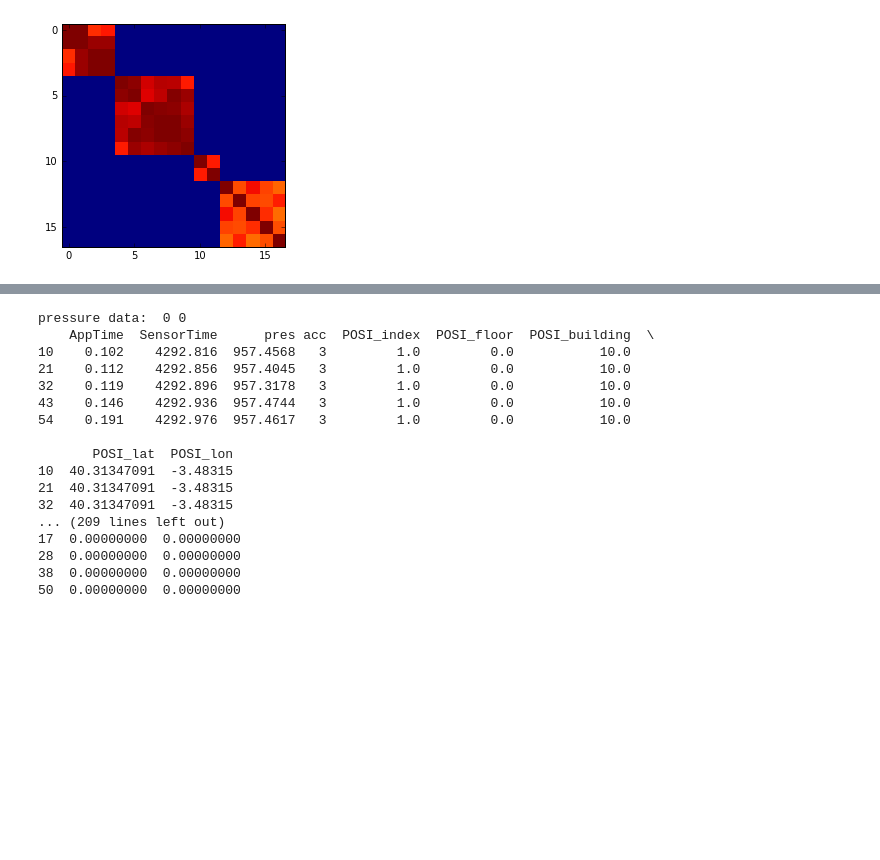
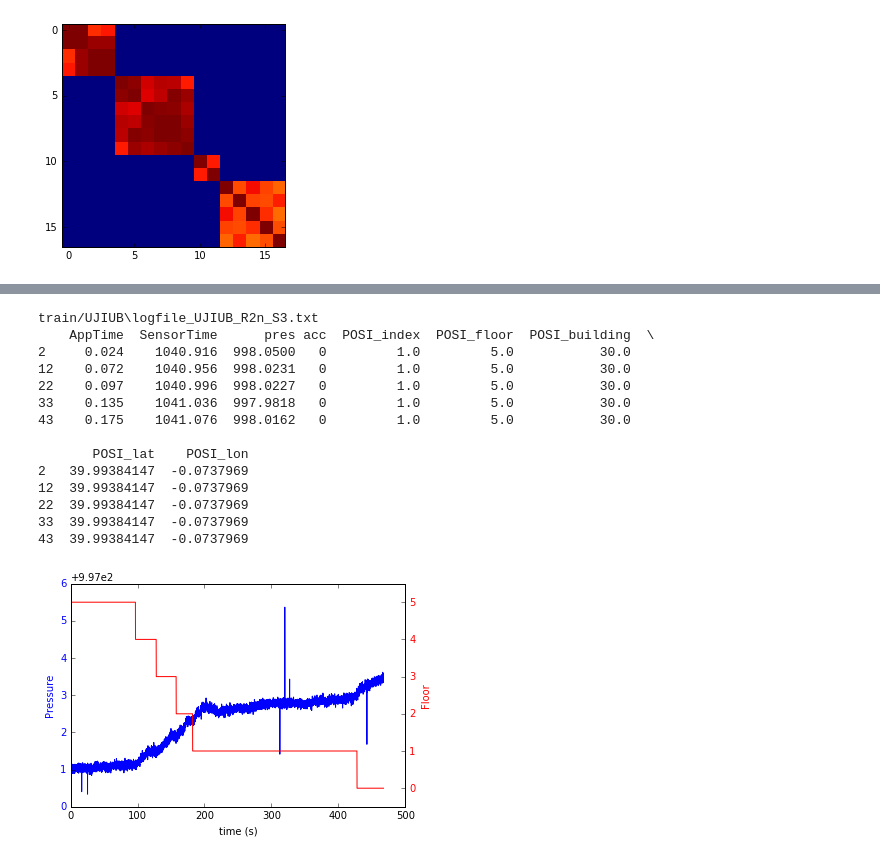
Before and after one commit to yairbeer/lis2016, a Jupyter notebook: data_exploration.ipynb, the cells around one changed output, grey strips where cells are left out. Drawn from its saved outputs; the diff is of its cells as text; code cells hidden in the pictures; blank space fills up the shorter version.

Commit message:
working on plotting pressure

```diff
--- a/data_exploration.ipynb
+++ b/data_exploration.ipynb
@@ -194,28 +204,3 @@ for building in track_data:
             pres_data[-1][-1].columns.values[:4] = ['AppTime', 'SensorTime', 'pres', 'acc']
         else:
             pres_data[-1].append(0)
-# %%
-# plot pressure and floor over time
-for i in range(len(pres_data)):
-    for j in range(len(pres_data[i])):
-        print('pressure data: ', i, j)
-        if not type(pres_data[i][j]) == int:
-            print(pres_data[i][j].head())
-# %% [output]
-pressure data:  0 0
-    AppTime  SensorTime      pres acc  POSI_index  POSI_floor  POSI_building  \
-10    0.102    4292.816  957.4568   3         1.0         0.0           10.0
-21    0.112    4292.856  957.4045   3         1.0         0.0           10.0
-32    0.119    4292.896  957.3178   3         1.0         0.0           10.0
-43    0.146    4292.936  957.4744   3         1.0         0.0           10.0
-54    0.191    4292.976  957.4617   3         1.0         0.0           10.0
-
-       POSI_lat  POSI_lon
-10  40.31347091  -3.48315
-21  40.31347091  -3.48315
-32  40.31347091  -3.48315
-... (209 lines left out)
-17  0.00000000  0.00000000
-28  0.00000000  0.00000000
-38  0.00000000  0.00000000
-50  0.00000000  0.00000000
@@ -222,3 +209,43 @@ pressure data:  0 0
+# %%
+# plot pressure and floor over time
+plot_i = 3
+plot_j = 2
+
+print(train_files_names[plot_i][plot_j])
+print(pres_data[plot_i][plot_j].head())
+
+fig, ax1 = plt.subplots()
+ax1.plot(pres_data[plot_i][plot_j]['AppTime'], pres_data[plot_i][plot_j]['pres'], 'b')
+ax1.set_xlabel('time (s)')
+# Make the y-axis label and tick labels match the line color.
+ax1.set_ylabel('Pressure', color='b')
+for tl in ax1.get_yticklabels():
+    tl.set_color('b')
+
+
+ax2 = ax1.twinx()
+ax2.plot(pres_data[plot_i][plot_j]['AppTime'], pres_data[plot_i][plot_j]['POSI_floor'], 'r')
+ax2.set_ylabel('Floor', color='r')
+ax2.set_ylim([-0.5,5.5])
+for tl in ax2.get_yticklabels():
+    tl.set_color('r')
+plt.show()
+# %% [output]
+train/UJIUB\logfile_UJIUB_R2n_S3.txt
+    AppTime  SensorTime      pres acc  POSI_index  POSI_floor  POSI_building  \
+2     0.024    1040.916  998.0500   0         1.0         5.0           30.0
+12    0.072    1040.956  998.0231   0         1.0         5.0           30.0
+22    0.097    1040.996  998.0227   0         1.0         5.0           30.0
+33    0.135    1041.036  997.9818   0         1.0         5.0           30.0
+43    0.175    1041.076  998.0162   0         1.0         5.0           30.0
+
+       POSI_lat    POSI_lon
+2   39.99384147  -0.0737969
+12  39.99384147  -0.0737969
+22  39.99384147  -0.0737969
+33  39.99384147  -0.0737969
+43  39.99384147  -0.0737969
+[figure, added]
 # %%
 # create wifi data frames
 wifi_data = []
```
Also changed, not shown: parts of 9 cells of this notebook.
